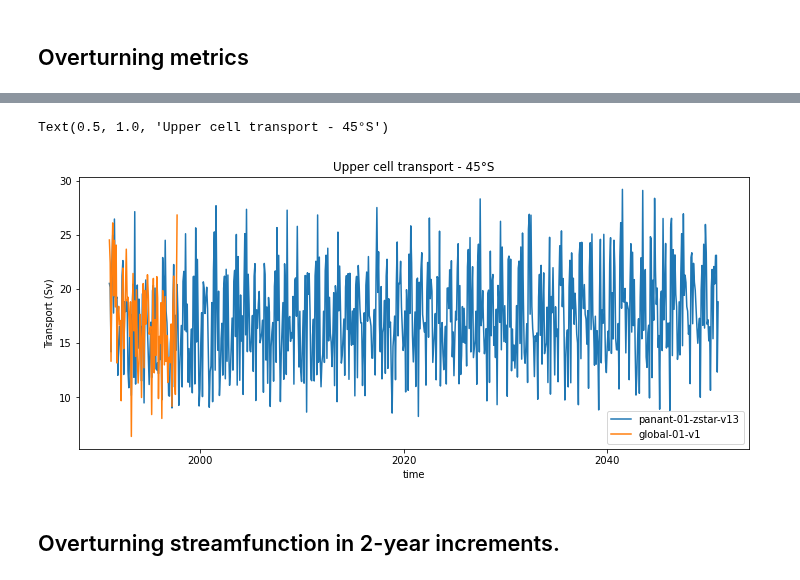
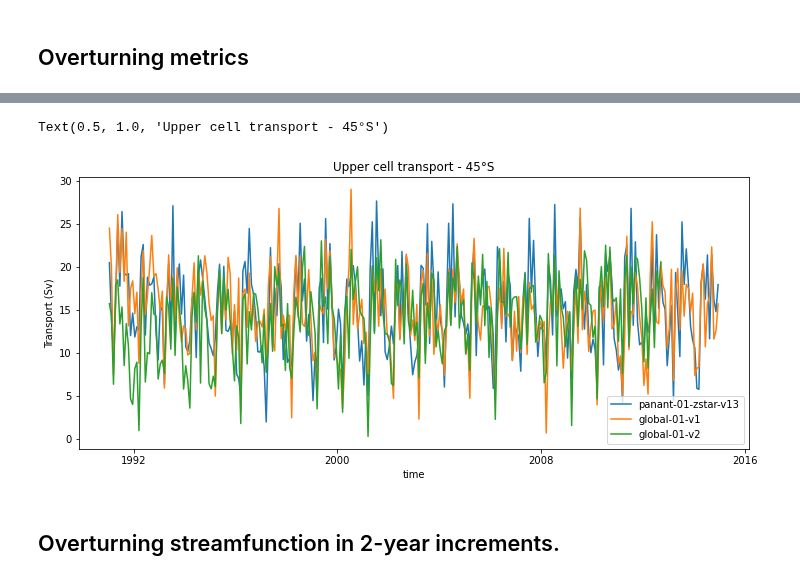
Before and after one commit to COSIMA/mom6-diagnostics, a Jupyter notebook: global-01/ComparisonWithPanant.ipynb, the cells around one changed output, grey strips where cells are left out. Drawn from its saved outputs; the diff is of its cells as text; code cells hidden in the pictures.

```diff
--- a/global-01/ComparisonWithPanant.ipynb
+++ b/global-01/ComparisonWithPanant.ipynb
@@ -45,7 +46,8 @@ for expt in expts:
     print(expt)
     umo_2d = cc.querying.getvar(expt,'umo_2d', session,frequency='1 monthly')
     DP = umo_2d.sel(xq=-71,method='nearest').sel(yh=slice(-82,-50)).sum('yh')/1e9
-    DP.plot(label=expt)
+    DP.sel(time=slice('1990-01-01','2015-01-01')).plot(label=expt)
+    #DP.plot(label=expt)
 
 plt.title('Drake Passage Transport')
 plt.ylabel('Transport (Sv)')
@@ -57,0 +63,7 @@ global-01-v1
+# %%
+fig=plt.figure(figsize=(12,5))
+for expt in expts[1:]:
+    darray = cc.querying.getvar(expt,'Heat', session,ncfile='ocean.stats.nc',decode_times=False)
+    darray.coords['Time'] = darray.coords['Time']/365
+    darray.plot(label=expt)
+plt.legend()
@@ -63,7 +78,7 @@ lat = -55
 for expt in expts:
     vmo = cc.querying.getvar(expt, 'vmo', session)
     vmo_ts = vmo.sel(yq=lat,method='nearest').sum('xh').cumsum('rho2_l').sel(rho2_l=slice(1036.5,1037.5)).min(dim='rho2_l').load()/1e9
-    vmo_ts.plot(label=expt)
+    vmo_ts.sel(time=slice('1990-01-01','2015-01-01')).plot(label=expt)
 plt.legend()
 plt.ylabel('Transport (Sv)')
 plt.title('Abyssal cell transport - %d°S'%(-lat))
@@ -72,0 +88,10 @@ Text(0.5, 1.0, 'Abyssal cell transport - 55°S')
+# %%
+plt.figure(figsize=(12,5))
+lat = -45
+for expt in expts:
+    vmo = cc.querying.getvar(expt, 'vmo', session)
+    vmo_ts = vmo.sel(yq=lat,method='nearest').sum('xh').cumsum('rho2_l').sel(rho2_l=slice(1036.5,1037.5)).min(dim='rho2_l').load()/1e9
+    vmo_ts.sel(time=slice('1990-01-01','2015-01-01')).plot(label=expt)
+plt.legend()
+plt.ylabel('Transport (Sv)')
+plt.title('Abyssal cell transport - %d°S'%(-lat))
@@ -73,16 +118,16 @@ Text(0.5, 1.0, 'Abyssal cell transport - 55°S')
 # %%
 plt.figure(figsize=(12,5))
 lat = -45
 for expt in expts:
     vmo = cc.querying.getvar(expt, 'vmo', session)
-    vmo_ts = vmo.sel(yq=lat,method='nearest').sum('xh').cumsum('rho2_l').sel(rho2_l=slice(1035,1037)).max(dim='rho2_l').load()/1e9
-    vmo_ts.plot(label=expt)
+    vmo_ts = vmo.sel(yq=lat,method='nearest').sum('xh').cumsum('rho2_l').sel(rho2_l=slice(1035.5,1037)).max(dim='rho2_l').load()/1e9
+    vmo_ts.sel(time=slice('1990-01-01','2015-01-01')).plot(label=expt)
 plt.legend()
 plt.ylabel('Transport (Sv)')
 plt.title('Upper cell transport - %d°S'%(-lat))
 # %% [output]
 Text(0.5, 1.0, 'Upper cell transport - 45°S')
-[figure, old version]
+[figure, new version]
 # %% [markdown]
 ## Overturning streamfunction in 2-year increments.
 # %%
```
Also changed, not shown: parts of 18 cells of this notebook, 3 other files.
